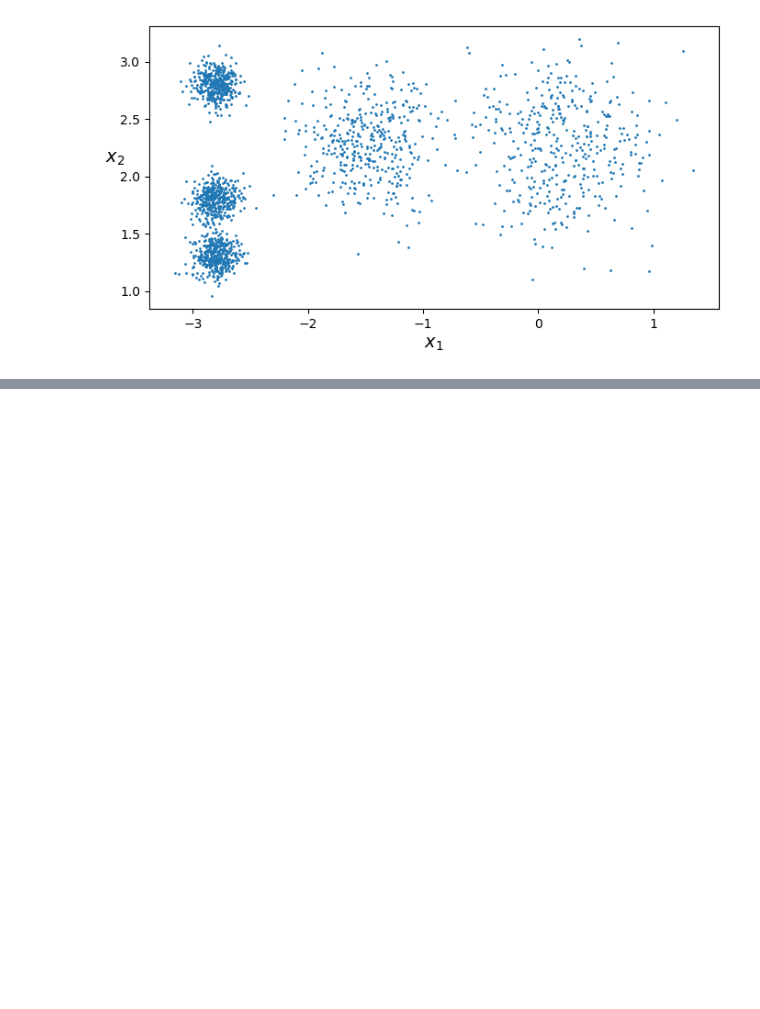
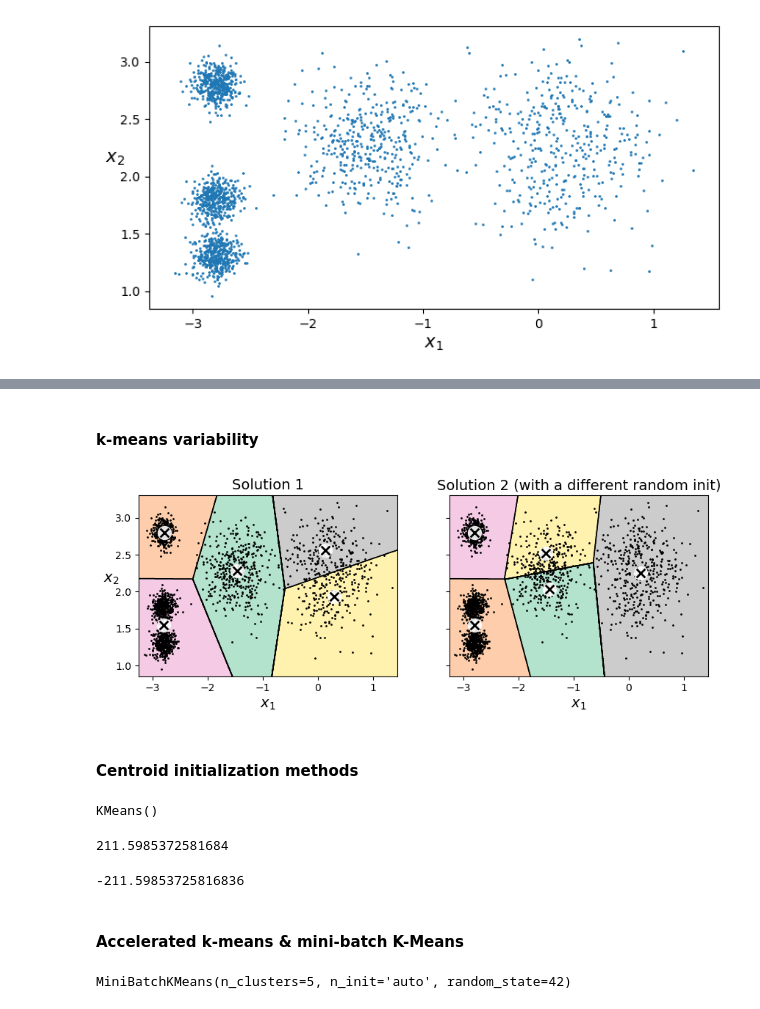
Before and after one commit to joakor89/Hands-on-Machine-Learning, a Jupyter notebook: Chapter 9 - Unsupervised Learning Techniques.ipynb, the cells around one changed output, grey strips where cells are left out. Cells and saved outputs as stored; diff of their text form; code cells hidden in the pictures; blank space fills up the shorter version.

Commit message:
clsutering types k-means

```diff
--- a/Chapter 9 - Unsupervised Learning Techniques.ipynb
+++ b/Chapter 9 - Unsupervised Learning Techniques.ipynb
@@ -82,0 +208,49 @@ y_pred = kmeans.fit_predict(X)
+# %% [markdown]
+#### k-means variability
+# %%
+def plot_clusterer_comparison(clusterer1, clusterer2, X, title1=None, title2=None):
+    clusterer1.fit(X)
+    clusterer2.fit(X)
+
+    plt.figure(figsize=(10, 3.2))
+
+    plt.subplot(121)
+    plot_decision_boundaries(clusterer1, X)
+    if title1:
+        plt.title(title1, fontsize=14)
+
+    plt.subplot(122)
+    plot_decision_boundaries(clusterer2, X, show_ylabels=False)
+    if title2:
+        plt.title(title2, fontsize=14)
+# %%
+kmeans_rnd_init1 = KMeans(n_clusters=5, init="random", n_init=1,
+                         algorithm="lloyd", random_state=2)
+kmeans_rnd_init2 = KMeans(n_clusters=5, init="random", n_init=1,
+                         algorithm="lloyd", random_state=5)
+
+plot_clusterer_comparison(kmeans_rnd_init1, kmeans_rnd_init2, X,
+                          "Solution 1", "Solution 2 (with a different random init)")
+
+plt.show()
+# %% [output]
+[figure, added]
+# %% [markdown]
+#### Centroid initialization methods
+# %%
+KMeans()
+# %% [output]
+KMeans()
+# %%
+good_init = np.array([[-3, 3], [-3, 2], [-3, 1], [-1, 2], [0, 2]])
+kmeans = KMeans(n_clusters=5, init=good_init, n_init=1, random_state=42)
+kmeans.fit(X)
+kmeans.inertia_
+# %% [output]
+211.5985372581684
+# %%
+kmeans.score(X)
+# %% [output]
+-211.59853725816836
+# %% [markdown]
+#### Accelerated k-means & mini-batch K-Means
@@ -82,0 +259,5 @@ y_pred = kmeans.fit_predict(X)
+# %%
+minibatch_kmeans = MiniBatchKMeans(n_clusters=5, random_state=42, n_init='auto')
+minibatch_kmeans.fit(X)
+# %% [output]
+MiniBatchKMeans(n_clusters=5, n_init='auto', random_state=42)
```
Also changed, not shown: parts of 75 cells of this notebook, 1 other file.
